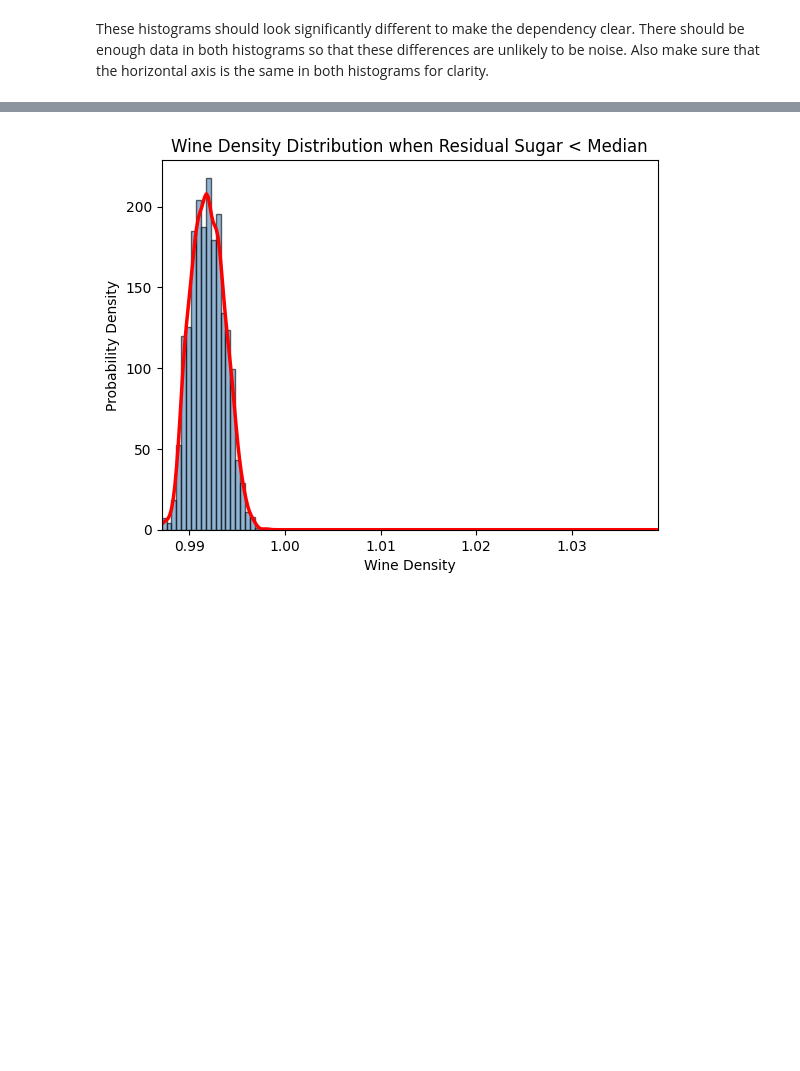
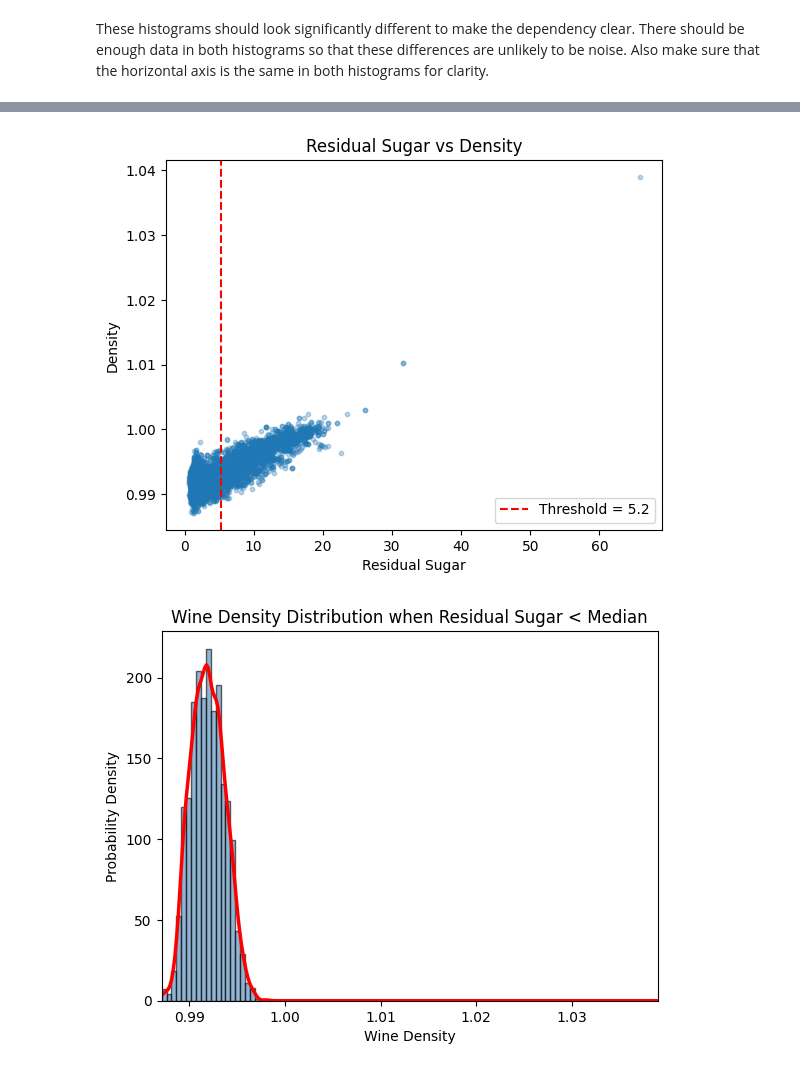
Before and after one commit to reynolkb-bu/dx601-final-project, a Jupyter notebook: project.ipynb, the cells around one changed output, grey strips where cells are left out. Saved outputs shown, nothing was run; the diff lists cells and outputs as text; code cells hidden in the pictures; blank space fills up the shorter version.

```diff
--- a/project.ipynb
+++ b/project.ipynb
@@ -443,13 +471,21 @@ Also make sure that the horizontal axis is the same in both histograms for clari
 # %%
-# YOUR CODE HERE
-
 x = white_wine_data['residual sugar']
 y = white_wine_data['density']
 
 threshold = x.quantile(0.5)
 
 y_when_x_less = y[x < threshold]
 y_when_x_greater_than = y[x >= threshold]
+
+plt.scatter(x, y, alpha=0.3, s=10)
+plt.axvline(threshold, color='red', linestyle='--', label=f'Threshold = {threshold:.1f}')
+plt.xlabel('Residual Sugar')
+plt.ylabel('Density')
+plt.title('Residual Sugar vs Density')
+plt.legend()
+plt.show()
+# %% [output]
+[figure, added]
 # %%
 from scipy import stats
 
```
Also changed, not shown: parts of 5 cells of this notebook.
